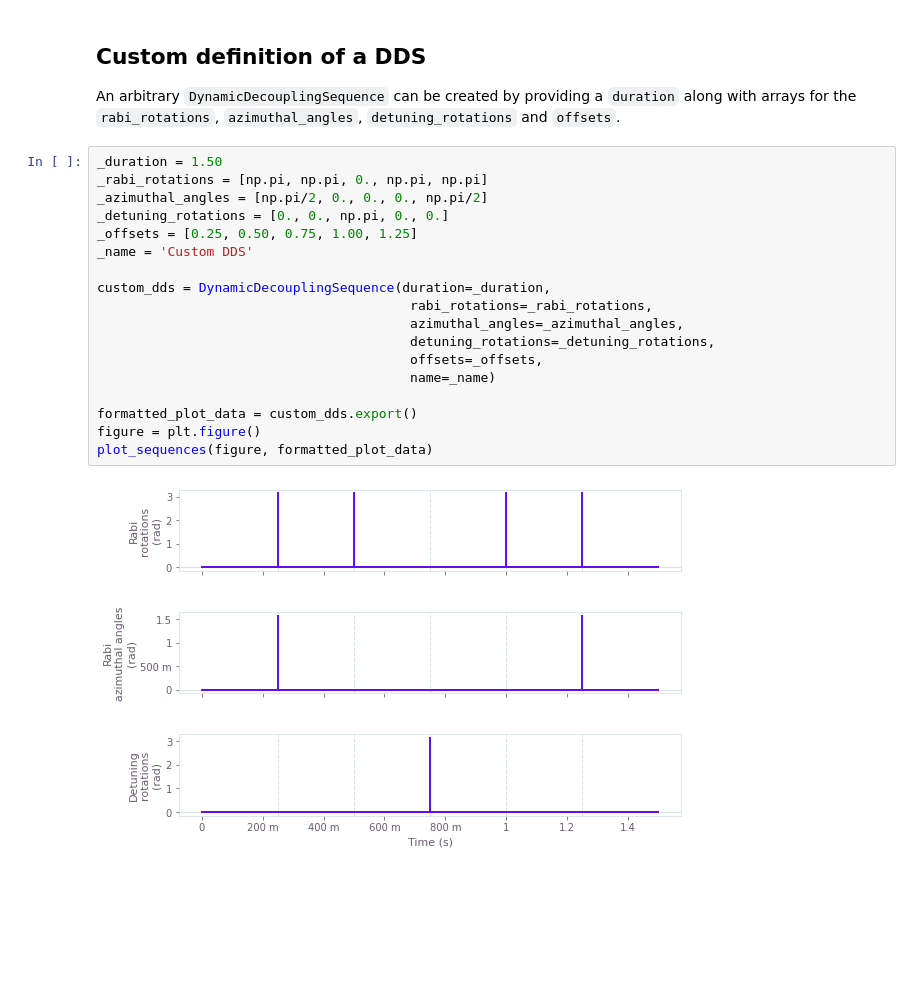
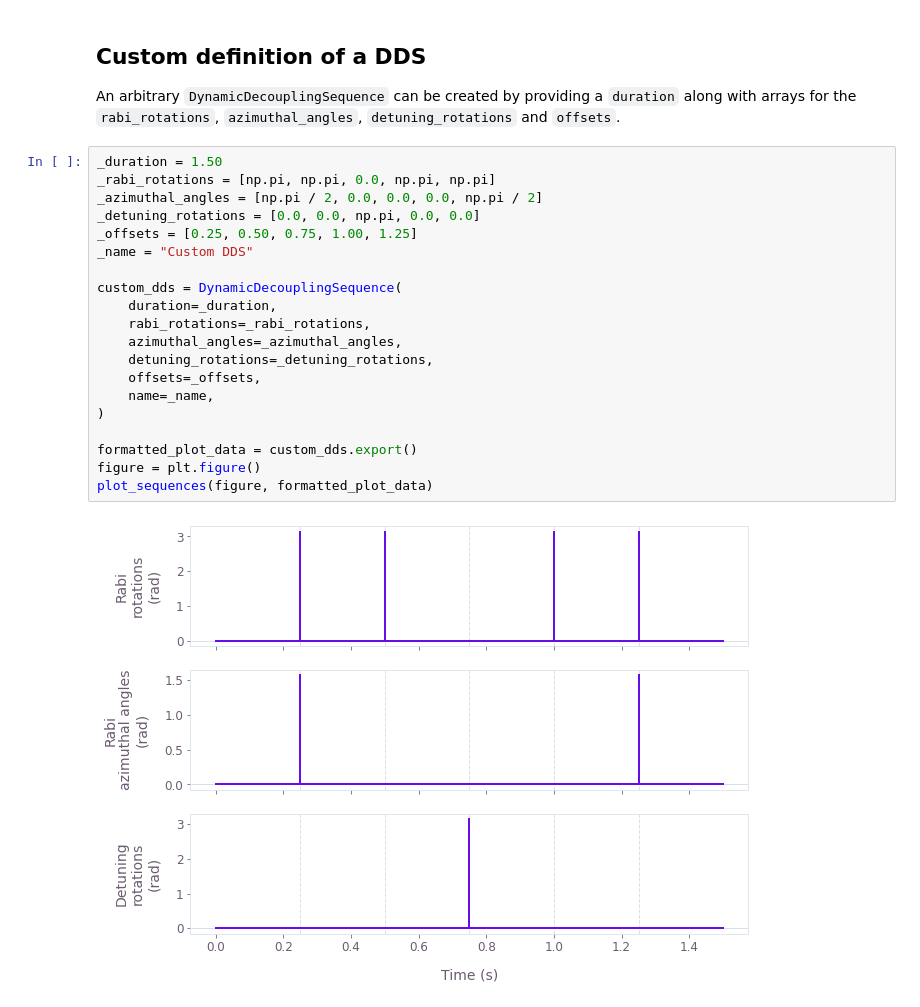
Before and after one commit to qctrl/open-controls, a Jupyter notebook: examples/creating-a-dynamical-decoupling-sequence.ipynb, the cells around one changed output. Saved outputs shown, nothing was run; the diff lists cells and outputs as text; blank space fills up the shorter version.

```diff
--- a/examples/creating-a-dynamical-decoupling-sequence.ipynb
+++ b/examples/creating-a-dynamical-decoupling-sequence.ipynb
@@ -183,21 +176,23 @@ amplitude_x,amplitude_y,detuning,duration,maximum_rabi_rate
 An arbitrary `DynamicDecouplingSequence` can be created by providing a `duration` along with arrays for the `rabi_rotations`, `azimuthal_angles`, `detuning_rotations` and `offsets`.
 # %%
 _duration = 1.50
-_rabi_rotations = [np.pi, np.pi, 0., np.pi, np.pi]
-_azimuthal_angles = [np.pi/2, 0., 0., 0., np.pi/2]
-_detuning_rotations = [0., 0., np.pi, 0., 0.]
+_rabi_rotations = [np.pi, np.pi, 0.0, np.pi, np.pi]
+_azimuthal_angles = [np.pi / 2, 0.0, 0.0, 0.0, np.pi / 2]
+_detuning_rotations = [0.0, 0.0, np.pi, 0.0, 0.0]
 _offsets = [0.25, 0.50, 0.75, 1.00, 1.25]
-_name = 'Custom DDS'
+_name = "Custom DDS"
 
-custom_dds = DynamicDecouplingSequence(duration=_duration,
-                                        rabi_rotations=_rabi_rotations,
-                                        azimuthal_angles=_azimuthal_angles,
-                                        detuning_rotations=_detuning_rotations,
-                                        offsets=_offsets,
-                                        name=_name)
+custom_dds = DynamicDecouplingSequence(
+    duration=_duration,
+    rabi_rotations=_rabi_rotations,
+    azimuthal_angles=_azimuthal_angles,
+    detuning_rotations=_detuning_rotations,
+    offsets=_offsets,
+    name=_name,
+)
 
 formatted_plot_data = custom_dds.export()
 figure = plt.figure()
 plot_sequences(figure, formatted_plot_data)
 # %% [output]
-[figure, old version]
+[figure, new version]
```
Also changed, not shown: parts of 10 cells of this notebook, 5 other files.
